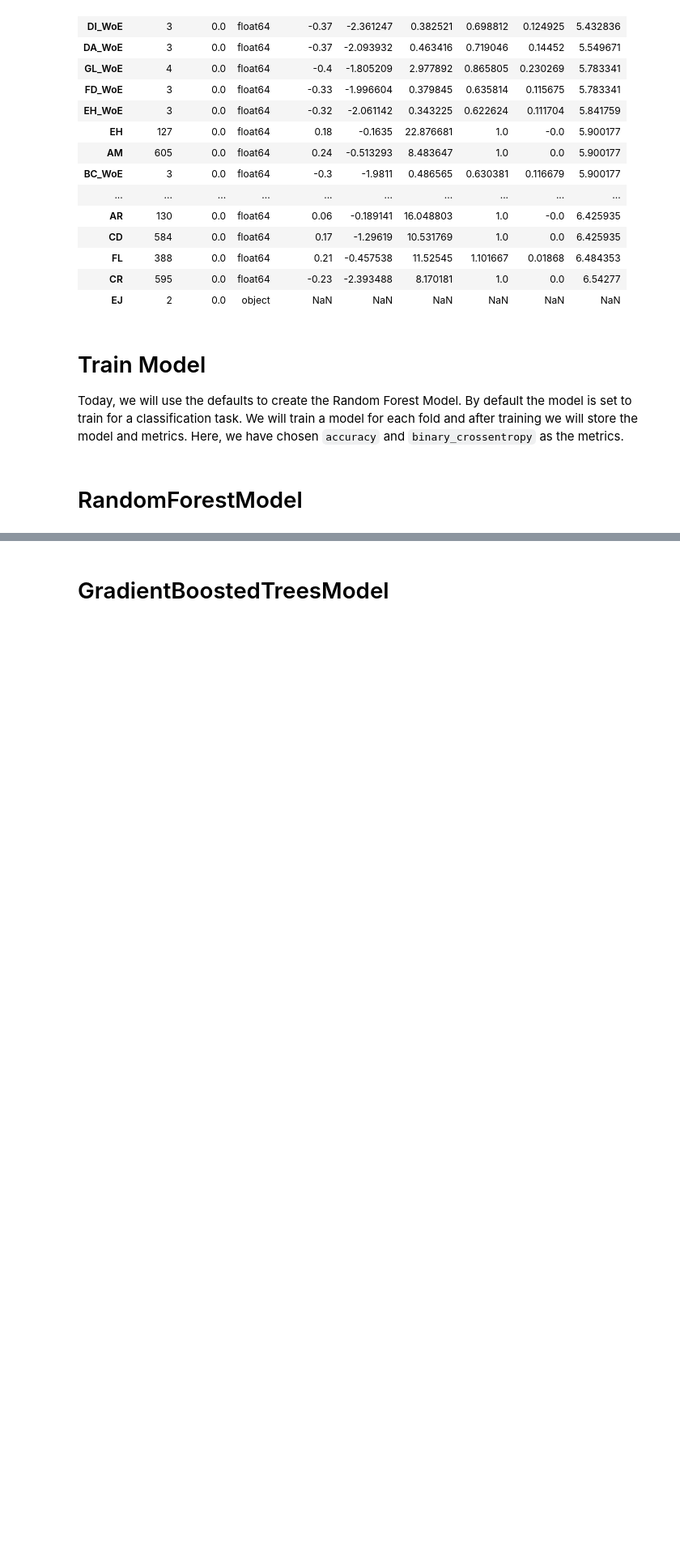
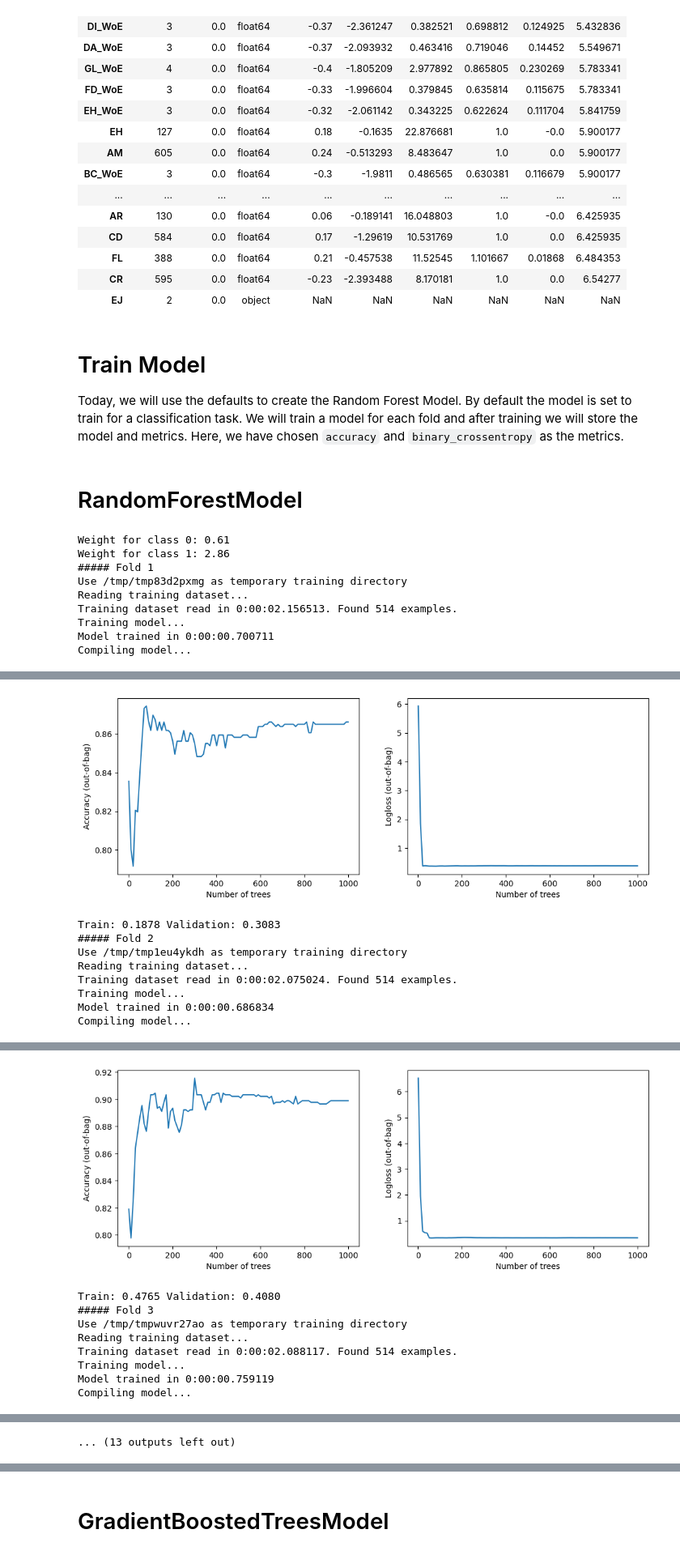
Before and after one commit to Bagirov-lab/Kaggle, a Jupyter notebook: identifying-age-related-train.ipynb, the cells around one changed output, grey strips where cells are left out. Shown at 81% size. Saved outputs shown, nothing was run; the diff lists cells and outputs as text; code cells hidden in the pictures; blank space fills up the shorter version.

```diff
--- a/identifying-age-related-train.ipynb
+++ b/identifying-age-related-train.ipynb
@@ -375,2 +379,21 @@ class BalancedLogLoss(tf.keras.metrics.Metric):
 # %% [markdown]
 # RandomForestModel
+# %%
+# RandomForestModel
+if not SUBMITION:
+    train_summary_rf_1, valid_summary_rf_1, test_summary_rf_1, model_rf_1,metrics_rf_1 = train_model(
+        train=train_out,test=test_out, features=features,
+        n_splits=6,
+        model_obj=tfdf.keras.RandomForestModel,
+        model_kwargs=dict(max_depth=6, num_trees=1000),
+        model_compile_kwargs=dict(metrics=[metrics.binary_accuracy,BalancedLogLoss()]))
+# %% [output]
+Weight for class 0: 0.61
+Weight for class 1: 2.86
+##### Fold 1
+Use /tmp/tmp83d2pxmg as temporary training directory
+Reading training dataset...
+Training dataset read in 0:00:02.156513. Found 514 examples.
+Training model...
+Model trained in 0:00:00.700711
+Compiling model...
@@ -376,0 +410,9 @@ class BalancedLogLoss(tf.keras.metrics.Metric):
+[figure, added]
+Train: 0.1878 Validation: 0.3083
+##### Fold 2
+Use /tmp/tmp1eu4ykdh as temporary training directory
+Reading training dataset...
+Training dataset read in 0:00:02.075024. Found 514 examples.
+Training model...
+Model trained in 0:00:00.686834
+Compiling model...
@@ -376,0 +428,9 @@ class BalancedLogLoss(tf.keras.metrics.Metric):
+[figure, added]
+Train: 0.4765 Validation: 0.4080
+##### Fold 3
+Use /tmp/tmpwuvr27ao as temporary training directory
+Reading training dataset...
+Training dataset read in 0:00:02.088117. Found 514 examples.
+Training model...
+Model trained in 0:00:00.759119
+Compiling model...
@@ -377,3 +448,4 @@ class BalancedLogLoss(tf.keras.metrics.Metric):
+... (13 outputs left out)
 # %%
 # RandomForestModel
 if not SUBMITION:
```
Also changed, not shown: parts of 21 cells of this notebook.
